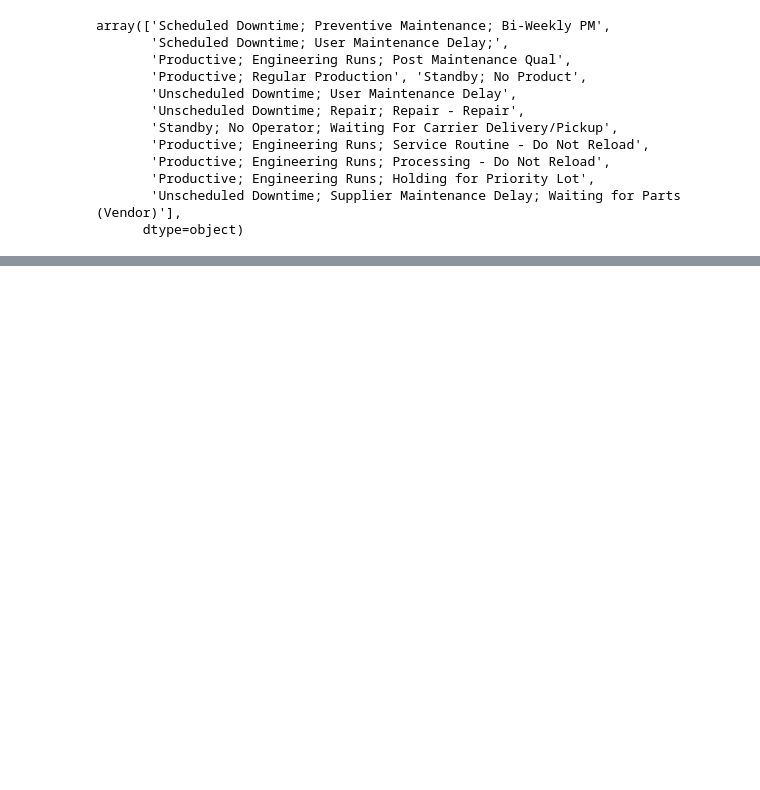
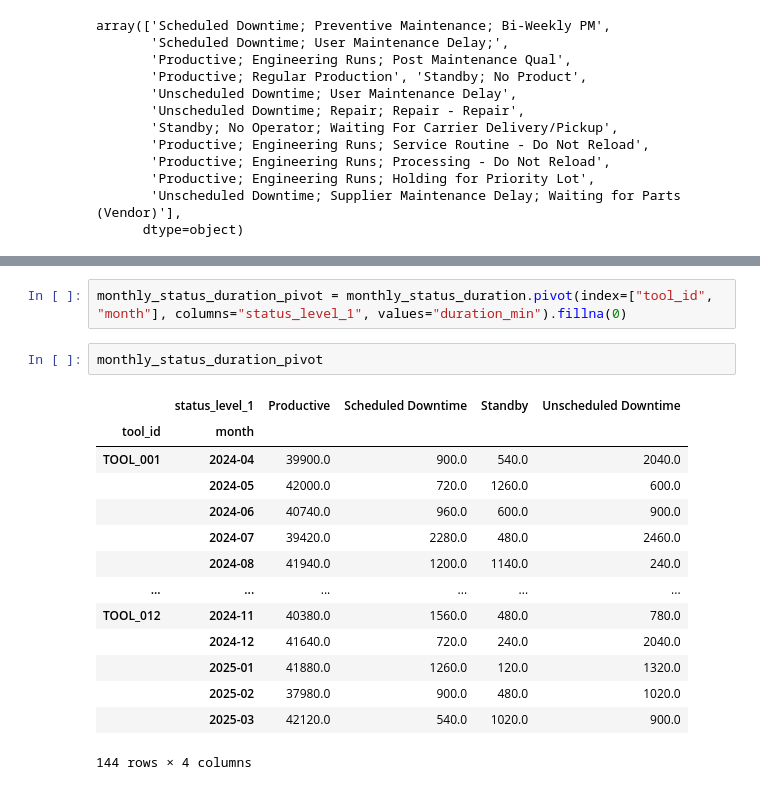
Before and after one commit to jessicaleave/tool-log-analysis, a Jupyter notebook: notebook/exploratory_analysis.ipynb, the cells around one changed output, grey strips where cells are left out. Drawn from its saved outputs; the diff is of its cells as text; blank space fills up the shorter version.

```diff
--- a/notebook/exploratory_analysis.ipynb
+++ b/notebook/exploratory_analysis.ipynb
@@ -75,0 +156,19 @@ dtype: int64
+# %%
+monthly_status_duration_pivot = monthly_status_duration.pivot(index=["tool_id", "month"], columns="status_level_1", values="duration_min").fillna(0)
+# %%
+monthly_status_duration_pivot
+# %% [output]
+|  | status_level_1 | Productive | Scheduled Downtime | Standby | Unscheduled Downtime |
+| tool_id | month |  |  |  |  |
+| TOOL_001 | 2024-04 | 39900.0 | 900.0 | 540.0 | 2040.0 |
+|  | 2024-05 | 42000.0 | 720.0 | 1260.0 | 600.0 |
+|  | 2024-06 | 40740.0 | 960.0 | 600.0 | 900.0 |
+|  | 2024-07 | 39420.0 | 2280.0 | 480.0 | 2460.0 |
+|  | 2024-08 | 41940.0 | 1200.0 | 1140.0 | 240.0 |
+| ... | ... | ... | ... | ... | ... |
+| TOOL_012 | 2024-11 | 40380.0 | 1560.0 | 480.0 | 780.0 |
+|  | 2024-12 | 41640.0 | 720.0 | 240.0 | 2040.0 |
+|  | 2025-01 | 41880.0 | 1260.0 | 120.0 | 1320.0 |
+|  | 2025-02 | 37980.0 | 900.0 | 480.0 | 1020.0 |
+|  | 2025-03 | 42120.0 | 540.0 | 1020.0 | 900.0 |
+144 rows × 4 columns
```
Also changed, not shown: parts of 26 cells of this notebook.
